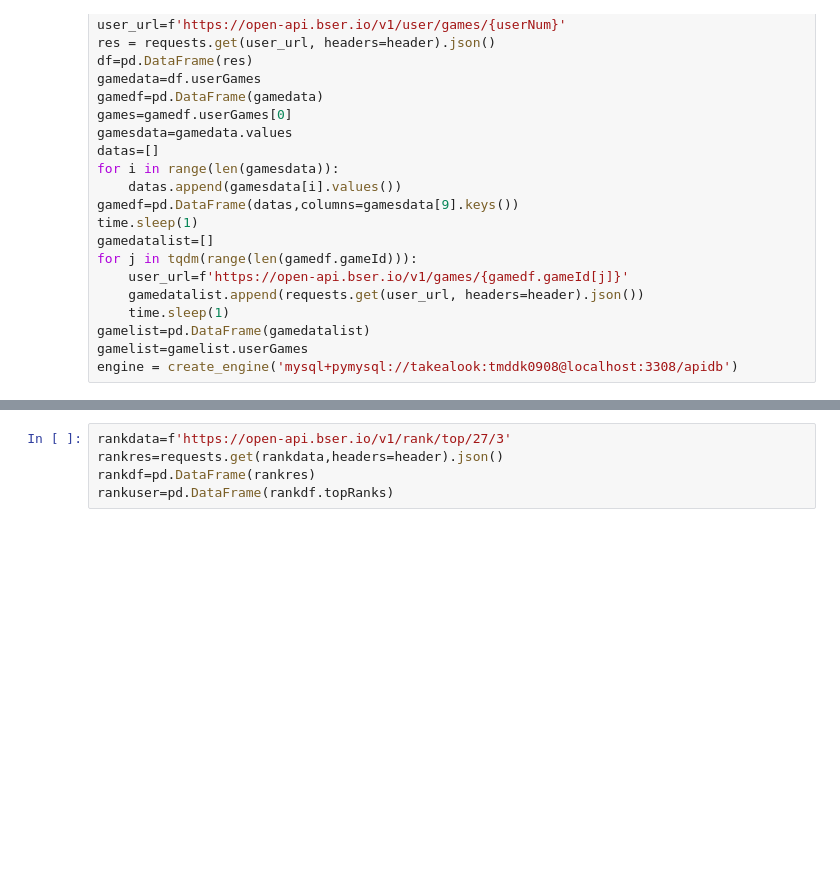
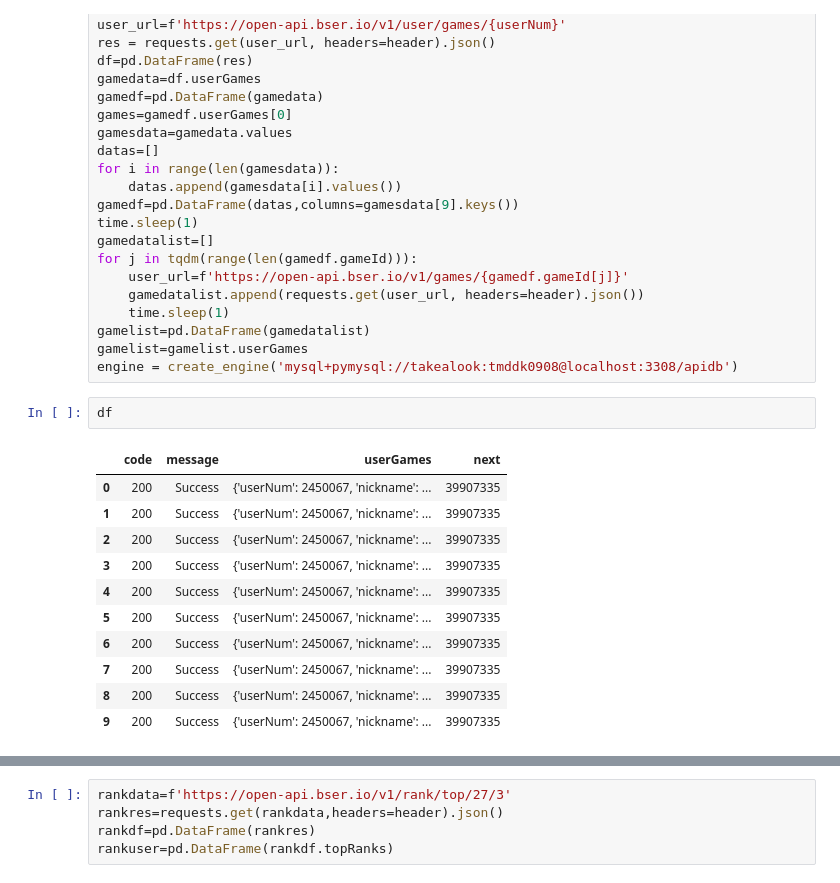
Before and after one commit to wjstmddk/e_api, a Jupyter notebook: pythonfile/Untitled.ipynb, the cells around one changed output, grey strips where cells are left out. Saved outputs shown, nothing was run; the diff lists cells and outputs as text; blank space fills up the shorter version.

```diff
--- a/pythonfile/Untitled.ipynb
+++ b/pythonfile/Untitled.ipynb
@@ -36,3 +36,17 @@ for j in tqdm(range(len(gamedf.gameId))):
 gamelist=pd.DataFrame(gamedatalist)
 gamelist=gamelist.userGames
 engine = create_engine('mysql+pymysql://takealook:tmddk0908@localhost:3308/apidb')
+# %%
+df
+# %% [output]
+|  | code | message | userGames | next |
+| 0 | 200 | Success | {'userNum': 2450067, 'nickname': ... | 39907335 |
+| 1 | 200 | Success | {'userNum': 2450067, 'nickname': ... | 39907335 |
+| 2 | 200 | Success | {'userNum': 2450067, 'nickname': ... | 39907335 |
+| 3 | 200 | Success | {'userNum': 2450067, 'nickname': ... | 39907335 |
+| 4 | 200 | Success | {'userNum': 2450067, 'nickname': ... | 39907335 |
+| 5 | 200 | Success | {'userNum': 2450067, 'nickname': ... | 39907335 |
+| 6 | 200 | Success | {'userNum': 2450067, 'nickname': ... | 39907335 |
+| 7 | 200 | Success | {'userNum': 2450067, 'nickname': ... | 39907335 |
+| 8 | 200 | Success | {'userNum': 2450067, 'nickname': ... | 39907335 |
+| 9 | 200 | Success | {'userNum': 2450067, 'nickname': ... | 39907335 |
```
Also changed, not shown: parts of 4 cells of this notebook, 5 other files.
